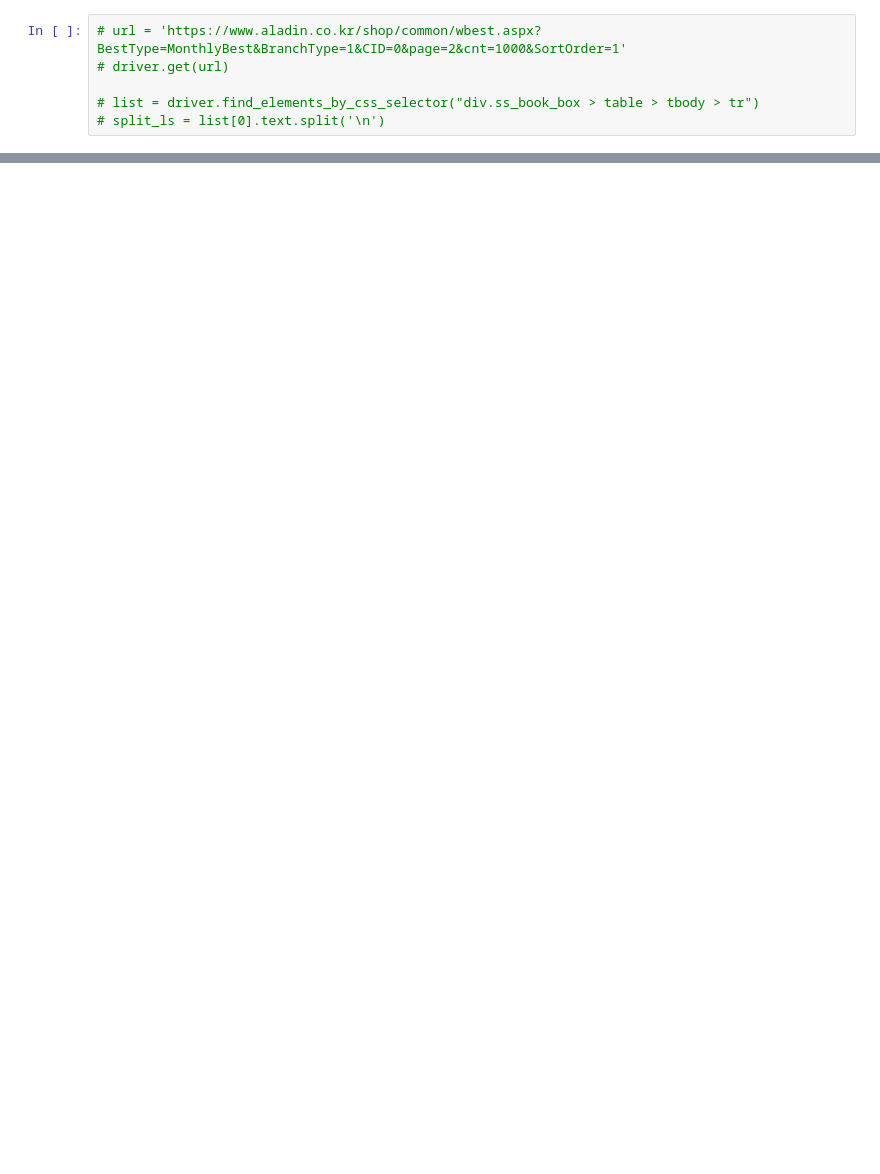
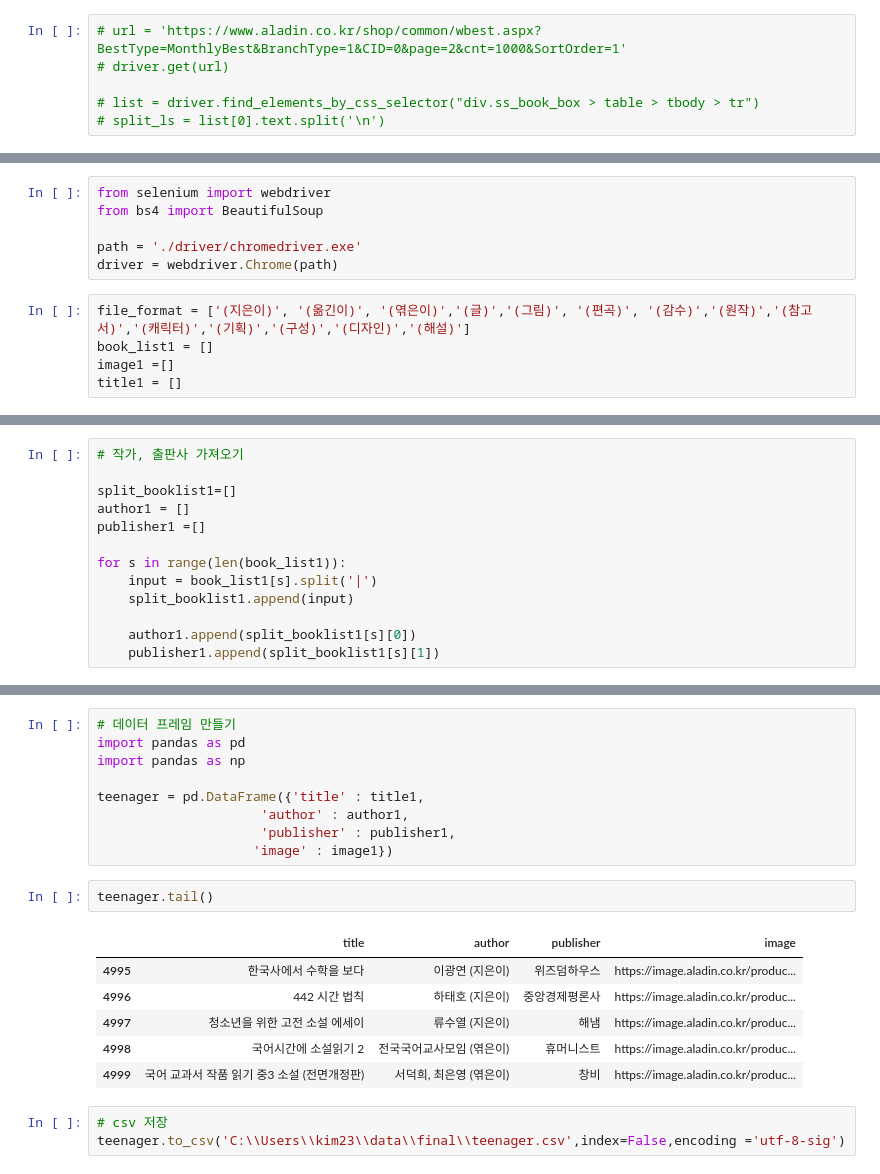
Before and after one commit to Kyounglin-Kim/TIL, a Jupyter notebook: Crawling/final_crawling.ipynb, the cells around one changed output, grey strips where cells are left out. Saved outputs shown, nothing was run; the diff lists cells and outputs as text; blank space fills up the shorter version.

```diff
--- a/Crawling/final_crawling.ipynb
+++ b/Crawling/final_crawling.ipynb
@@ -112,0 +517,11 @@ len(book_list)
+# %%
+from selenium import webdriver
+from bs4 import BeautifulSoup
+
+path = './driver/chromedriver.exe'
+driver = webdriver.Chrome(path)
+# %%
+file_format = ['(지은이)', '(옮긴이)', '(엮은이)','(글)','(그림)', '(편곡)', '(감수)','(원작)','(참고서)','(캐릭터)','(기획)','(구성)','(디자인)','(해설)']
+book_list1 = []
+image1 =[]
+title1 = []
@@ -112,0 +569,13 @@ len(book_list)
+# %%
+# 작가, 출판사 가져오기
+
+split_booklist1=[]
+author1 = []
+publisher1 =[]
+
+for s in range(len(book_list1)):
+    input = book_list1[s].split('|')
+    split_booklist1.append(input)
+
+    author1.append(split_booklist1[s][0])
+    publisher1.append(split_booklist1[s][1])
@@ -112,0 +601,21 @@ len(book_list)
+# %%
+# 데이터 프레임 만들기
+import pandas as pd
+import pandas as np
+
+teenager = pd.DataFrame({'title' : title1,
+                     'author' : author1,
+                     'publisher' : publisher1,
+                    'image' : image1})
+# %%
+teenager.tail()
+# %% [output]
+|  | title | author | publisher | image |
+| 4995 | 한국사에서 수학을 보다 | 이광연 (지은이) | 위즈덤하우스 | https://image.aladin.co.kr/produc... |
+| 4996 | 442 시간 법칙 | 하태호 (지은이) | 중앙경제평론사 | https://image.aladin.co.kr/produc... |
+| 4997 | 청소년을 위한 고전 소설 에세이 | 류수열 (지은이) | 해냄 | https://image.aladin.co.kr/produc... |
+| 4998 | 국어시간에 소설읽기 2 | 전국국어교사모임 (엮은이) | 휴머니스트 | https://image.aladin.co.kr/produc... |
+| 4999 | 국어 교과서 작품 읽기 중3 소설 (전면개정판) | 서덕희, 최은영 (엮은이) | 창비 | https://image.aladin.co.kr/produc... |
+# %%
+# csv 저장
+teenager.to_csv('C:\\Users\\kim23\\data\\final\\teenager.csv',index=False,encoding ='utf-8-sig')
```
Also changed, not shown: parts of 132 cells of this notebook.
